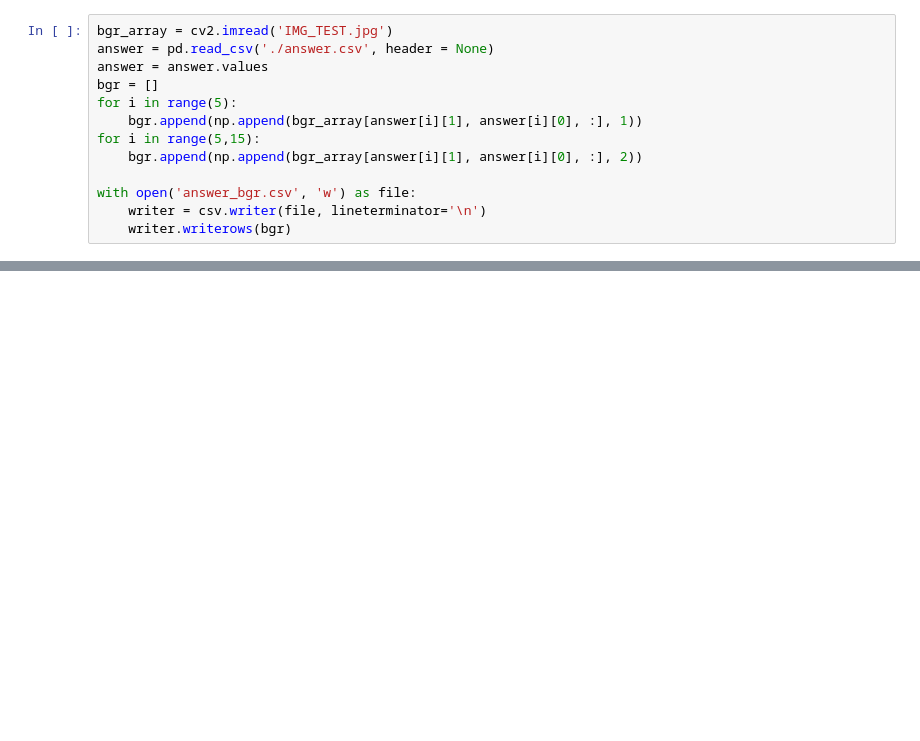
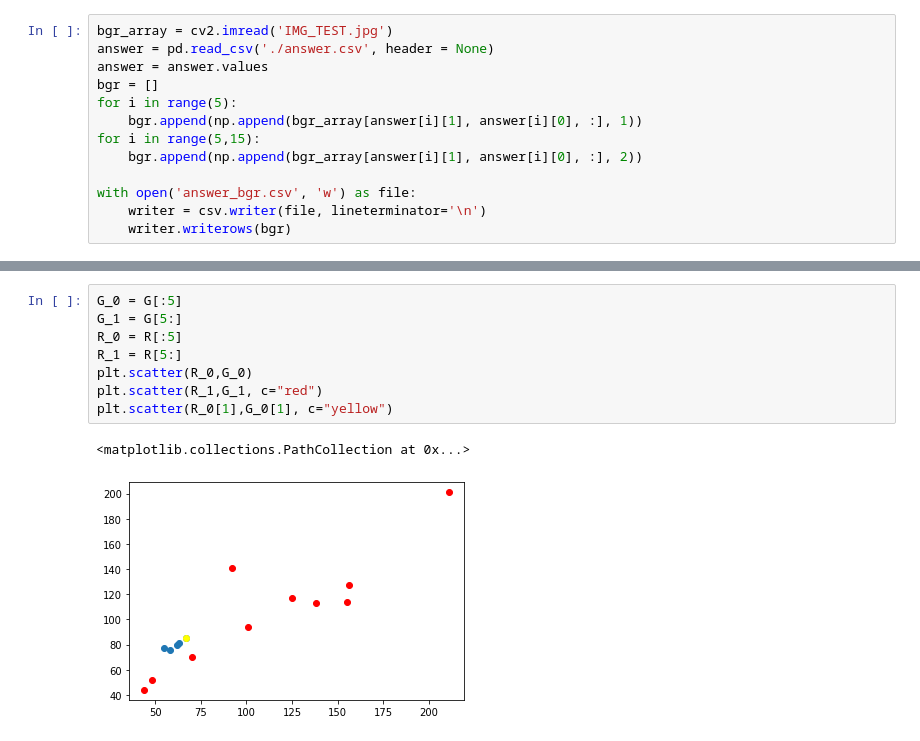
Before and after one commit to yattinda/scikit-learn, a Jupyter notebook: NN-picture/NN_picture.ipynb, the cells around one changed output, grey strips where cells are left out. Cells and saved outputs as stored; diff of their text form; blank space fills up the shorter version.

```diff
--- a/NN-picture/NN_picture.ipynb
+++ b/NN-picture/NN_picture.ipynb
@@ -302,0 +388,11 @@ plt.plot(x_4, y_score_4)
+# %%
+G_0 = G[:5]
+G_1 = G[5:]
+R_0 = R[:5]
+R_1 = R[5:]
+plt.scatter(R_0,G_0)
+plt.scatter(R_1,G_1, c="red")
+plt.scatter(R_0[1],G_0[1], c="yellow")
+# %% [output]
+<matplotlib.collections.PathCollection at 0x...>
+[figure, added]
```
Also changed, not shown: parts of 36 cells of this notebook.
